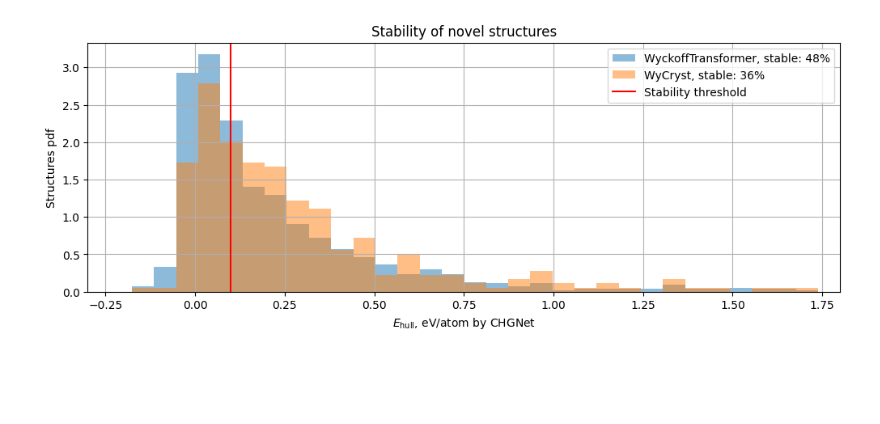
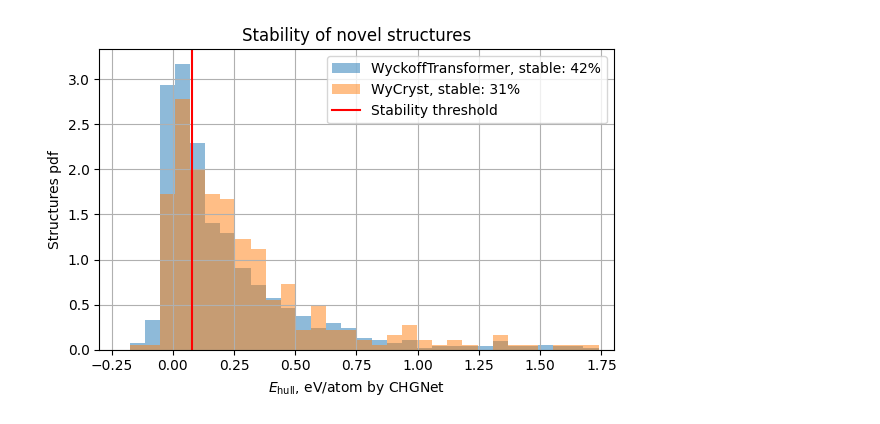
Before and after one commit to kedhip/WyckoffTransformer, a Jupyter notebook: WyCryst_vs_WyckoffTransformer_E_hull.ipynb, the cells around one changed output. Drawn from its saved outputs; the diff is of its cells as text; code cells hidden in the pictures; blank space fills up the shorter version.

```diff
--- a/WyCryst_vs_WyckoffTransformer_E_hull.ipynb
+++ b/WyCryst_vs_WyckoffTransformer_E_hull.ipynb
@@ -75,19 +56,22 @@ WARNING:root:Reported count 8.000000 does not match sum of site counts 24 for re
 # %%
 import matplotlib.pyplot as plt
 import numpy as np
-fig, ax = plt.subplots(figsize=(12, 4))
+fig, ax = plt.subplots(figsize=(6, 4))
 bins=np.linspace(-0.3, 1.8, 35)
+stability_threshold = 0.08
 wt_data.corrected_chgnet_ehull.hist(bins=bins, ax=ax,
-    label=f"WyckoffTransformer, stable: {100*(wt_data.corrected_chgnet_ehull < 0.1).sum()/len(wt_data):.0f}%",
+    label=f"WyckoffTransformer, stable: {100*(wt_data.corrected_chgnet_ehull < stability_threshold).sum()/len(wt_data):.0f}%",
     color="tab:blue", density=True, alpha=0.5)
 wc_data.corrected_chgnet_ehull.hist(bins=bins, ax=ax,
-    label=f"WyCryst, stable: {100*(wc_data.corrected_chgnet_ehull < 0.1).sum()/len(wc_data):.0f}%",
+    label=f"WyCryst, stable: {100*(wc_data.corrected_chgnet_ehull < stability_threshold).sum()/len(wc_data):.0f}%",
     color="tab:orange", alpha=0.5, density=True)
 ax.set_xlabel("$E_\\text{hull}$, eV/atom by CHGNet")
 ax.set_ylabel("Structures pdf")
-ax.axvline(0.1, color="red", label="Stability threshold")
+ax.axvline(stability_threshold, color="red", label="Stability threshold")
 ax.set_xlim((-0.3, 1.8))
 ax.set_title("Stability of novel structures")
-ax.legend();
+ax.legend()
+fig.tight_layout()
+fig.savefig("plots/AI4AM_NeurIPS_2024/WyCryst_vs_WyckoffTransformer_stability.pdf")
 # %% [output]
-[figure, old version]
+[figure, new version]
```
Also changed, not shown: parts of 2 cells of this notebook, 26 other files.
